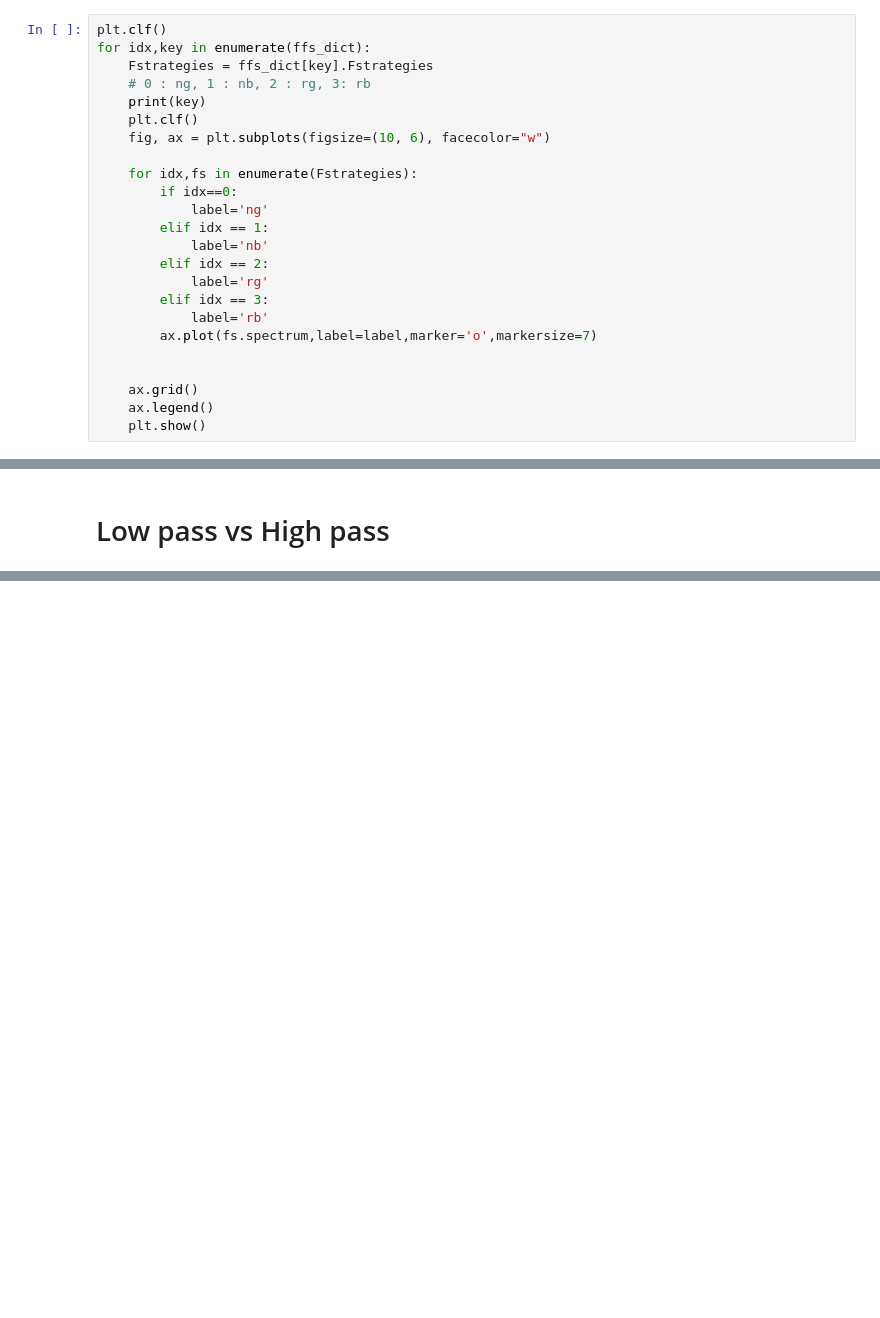
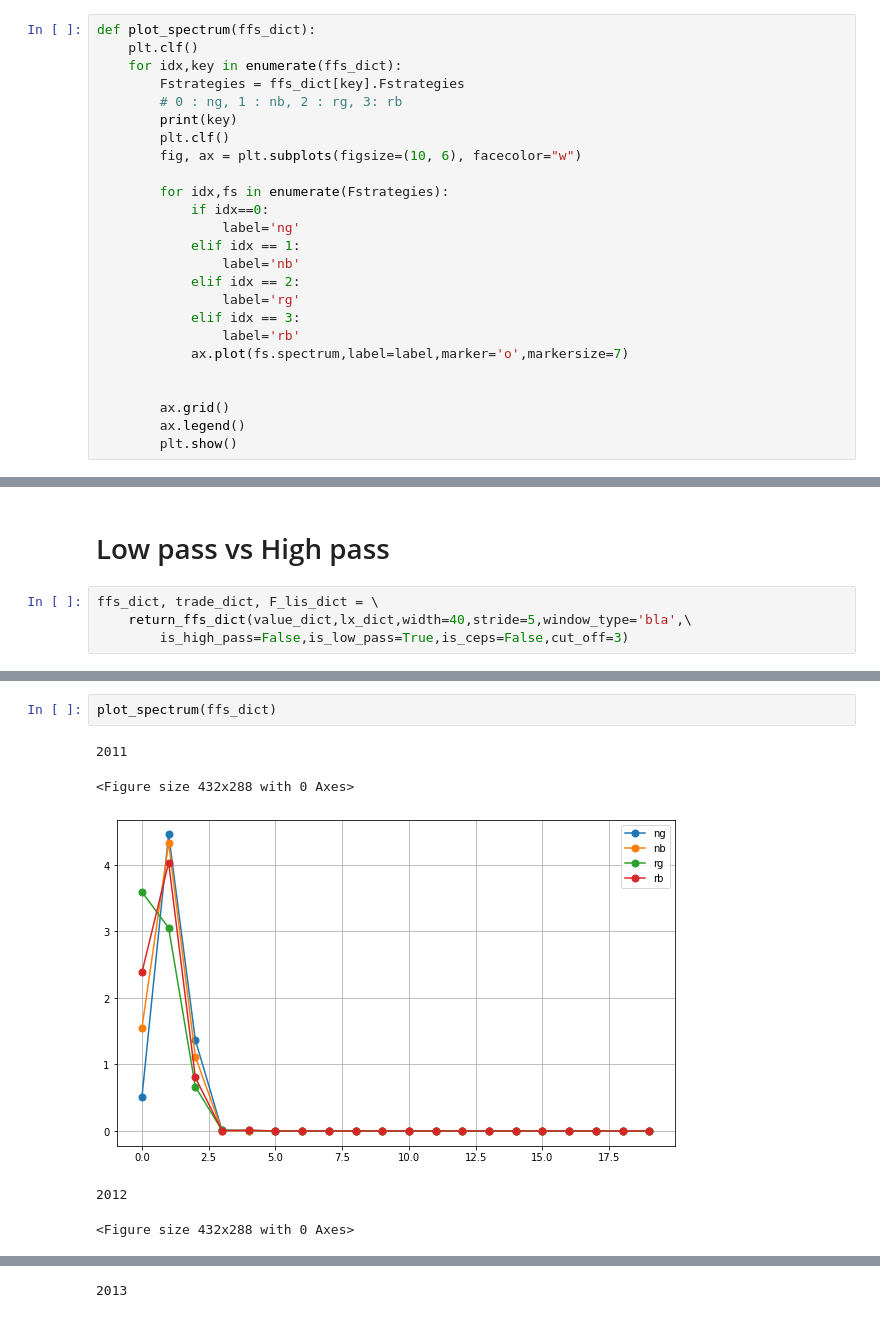
Before and after one commit to yodarjeering/New_XGB, a Jupyter notebook: FourieSimulation.ipynb, the cells around one changed output, grey strips where cells are left out. Cells and saved outputs as stored; diff of their text form; blank space fills up the shorter version.

```diff
--- a/FourieSimulation.ipynb
+++ b/FourieSimulation.ipynb
@@ -298,29 +473,30 @@ save_pickle(save_path,lx_dict)
 # %% [markdown]
 # 周波数成分プロット
 # %%
-plt.clf()
-for idx,key in enumerate(ffs_dict):
-    Fstrategies = ffs_dict[key].Fstrategies
-    # 0 : ng, 1 : nb, 2 : rg, 3: rb
-    print(key)
+def plot_spectrum(ffs_dict):
     plt.clf()
-    fig, ax = plt.subplots(figsize=(10, 6), facecolor="w")
+    for idx,key in enumerate(ffs_dict):
+        Fstrategies = ffs_dict[key].Fstrategies
+        # 0 : ng, 1 : nb, 2 : rg, 3: rb
+        print(key)
+        plt.clf()
+        fig, ax = plt.subplots(figsize=(10, 6), facecolor="w")
 
-    for idx,fs in enumerate(Fstrategies):
-        if idx==0:
-            label='ng'
-        elif idx == 1:
-            label='nb'
-        elif idx == 2:
-            label='rg'
-        elif idx == 3:
-            label='rb'
-        ax.plot(fs.spectrum,label=label,marker='o',markersize=7)
+        for idx,fs in enumerate(Fstrategies):
+            if idx==0:
+                label='ng'
+            elif idx == 1:
+                label='nb'
+            elif idx == 2:
+                label='rg'
+            elif idx == 3:
+                label='rb'
+            ax.plot(fs.spectrum,label=label,marker='o',markersize=7)
 
 
-    ax.grid()
-    ax.legend()
-    plt.show()
+        ax.grid()
+        ax.legend()
+        plt.show()
 # %% [markdown]
 # 収益確認
 # %%
@@ -345,2 +522,6 @@ print('mean profit rate : {0}'.format(mean_profit_rate))
 # %% [markdown]
 # Low pass vs High pass
+# %%
+ffs_dict, trade_dict, F_lis_dict = \
+    return_ffs_dict(value_dict,lx_dict,width=40,stride=5,window_type='bla',\
+        is_high_pass=False,is_low_pass=True,is_ceps=False,cut_off=3)
@@ -346,0 +568,8 @@ print('mean profit rate : {0}'.format(mean_profit_rate))
+# %%
+plot_spectrum(ffs_dict)
+# %% [output]
+2011
+<Figure size 432x288 with 0 Axes>
+[figure, added]
+2012
+<Figure size 432x288 with 0 Axes>
@@ -346,0 +577 @@ print('mean profit rate : {0}'.format(mean_profit_rate))
+2013
```
Also changed, not shown: parts of 34 cells of this notebook.
